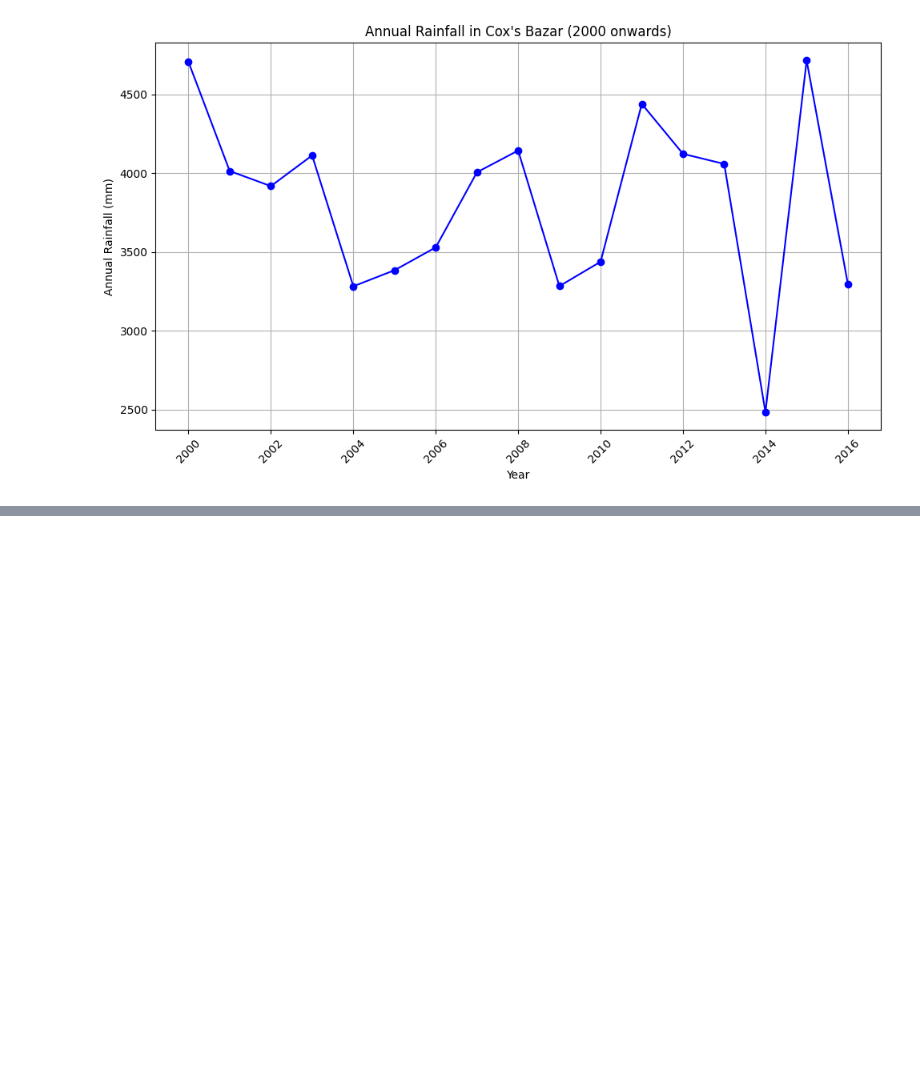
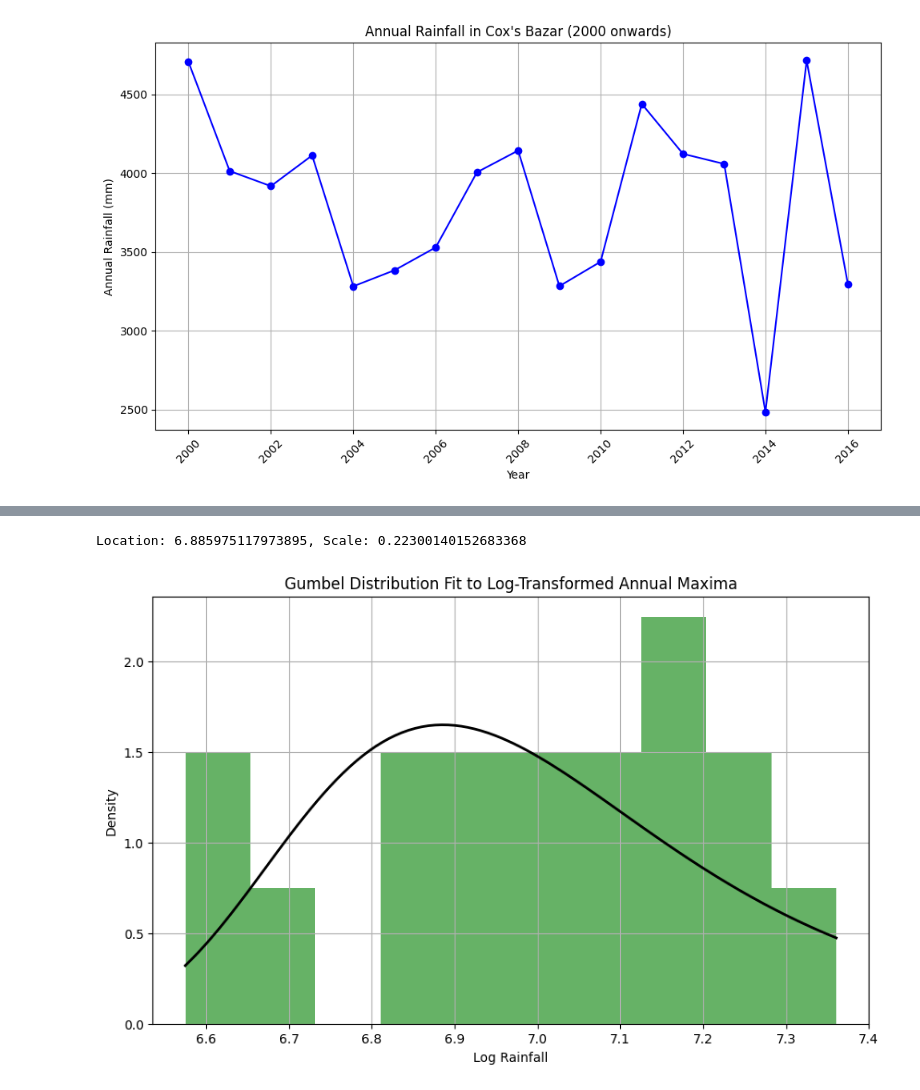
Before and after one commit to Jerric1801/cox-analysis, a Jupyter notebook: flood-analysis/analysis.ipynb, the cells around one changed output, grey strips where cells are left out. Saved outputs shown, nothing was run; the diff lists cells and outputs as text; code cells hidden in the pictures; blank space fills up the shorter version.

Commit message:
gumbel

```diff
--- a/flood-analysis/analysis.ipynb
+++ b/flood-analysis/analysis.ipynb
@@ -141,3 +141,13 @@ plt.tight_layout()
 plt.show()
 # %% [output]
 [figure]
+# %%
+import pandas as pd
+# Load the daily rainfall data
+df = pd.read_csv('data/daily_rainfall_from2000.csv')
+
+# Group by year and find the maximum rainfall for each year
+annual_maxima = df.groupby('Year')['MonthlyRainfall'].max().reset_index()
+
+# Display the annual maxima
+print(annual_maxima)
@@ -143,0 +173,8 @@ plt.show()
+# %%
+import numpy as np
+
+# Apply logarithmic transformation to the annual maximum rainfall values
+annual_maxima['LogRainfall'] = np.log(annual_maxima['MonthlyRainfall'])
+
+# Display the log-transformed values
+print(annual_maxima)
@@ -143,0 +200,28 @@ plt.show()
+# %%
+from scipy.stats import gumbel_r
+import matplotlib.pyplot as plt
+
+# Fit a Gumbel distribution to the log-transformed annual maximum rainfall values
+params = gumbel_r.fit(annual_maxima['LogRainfall'])
+
+# Extract the location and scale parameters
+loc, scale = params
+
+# Display the parameters
+print(f"Location: {loc}, Scale: {scale}")
+
+# Plot the fitted Gumbel distribution
+x = np.linspace(annual_maxima['LogRainfall'].min(), annual_maxima['LogRainfall'].max(), 100)
+pdf = gumbel_r.pdf(x, loc, scale)
+
+plt.figure(figsize=(10, 6))
+plt.hist(annual_maxima['LogRainfall'], bins=10, density=True, alpha=0.6, color='g')
+plt.plot(x, pdf, 'k', linewidth=2)
+plt.title('Gumbel Distribution Fit to Log-Transformed Annual Maxima')
+plt.xlabel('Log Rainfall')
+plt.ylabel('Density')
+plt.grid(True)
+plt.show()
+# %% [output]
+Location: 6.885975117973895, Scale: 0.22300140152683368
+[figure, added]
```
Also changed, not shown: parts of 3 cells of this notebook.
